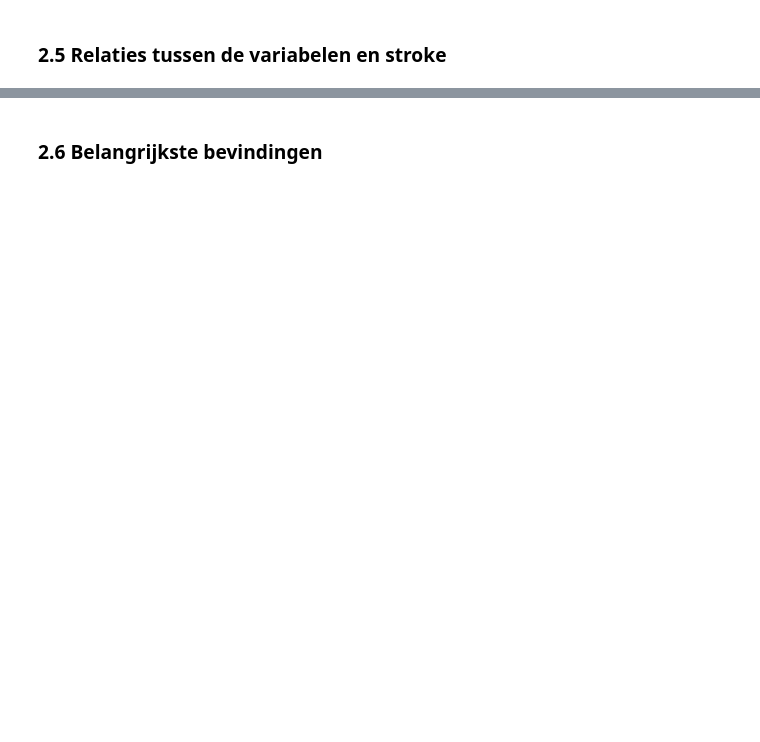
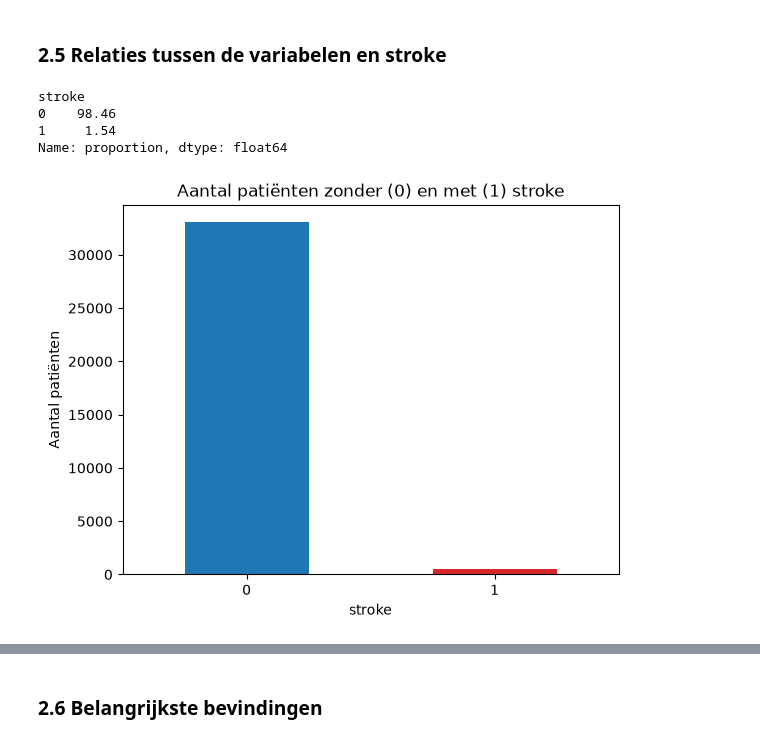
Before and after one commit to rabpie/26-27-Machine-Learning-groep-6, a Jupyter notebook: ML-Voorspel herseninfarct.ipynb, the cells around one changed output, grey strips where cells are left out. Saved outputs shown, nothing was run; the diff lists cells and outputs as text; code cells hidden in the pictures; blank space fills up the shorter version.

```diff
--- a/ML-Voorspel herseninfarct.ipynb
+++ b/ML-Voorspel herseninfarct.ipynb
@@ -92,2 +153,20 @@ submission: (8388, 2)
 # %% [markdown]
 ### 2.3 Datatypes en basisstatistieken
+# %%
+NUMERIC_COLS = ["age", "avg_glucose_level", "bmi"]
+BINARY_COLS = ["hypertension", "heart_disease"]
+TARGET = "stroke"
+
+
+def show_overview(df):
+    """Toont het formaat, ontbrekende waarden en dubbele rijen."""
+    print(f"Aantal rijen: {df.shape[0]}, aantal kolommen: {df.shape[1]}")
+    print(f"Ontbrekende waarden in totaal: {df.isna().sum().sum()}")
+    # id laten we weg, anders is iedere rij uniek
+    print(f"Dubbele rijen: {df.drop(columns='id').duplicated().sum()}")
+    print("\nAantal kolommen per datatype:")
+    print(df.dtypes.value_counts())
+
+
+show_overview(data.train)
+data.train.dtypes
@@ -96,2 +295,21 @@ submission: (8388, 2)
 # %% [markdown]
 ### 2.5 Relaties tussen de variabelen en stroke
+# %%
+import matplotlib.pyplot as plt
+import seaborn as sns
+
+counts = data.train[TARGET].value_counts()
+print((data.train[TARGET].value_counts(normalize=True) * 100).round(2))
+
+counts.plot(kind="bar", color=["tab:blue", "tab:red"])
+plt.title("Aantal patiënten zonder (0) en met (1) stroke")
+plt.xlabel("stroke")
+plt.ylabel("Aantal patiënten")
+plt.xticks(rotation=0)
+plt.show()
+# %% [output]
+stroke
+0    98.46
+1     1.54
+Name: proportion, dtype: float64
+[figure, added]
```
Also changed, not shown: parts of 16 cells of this notebook.
